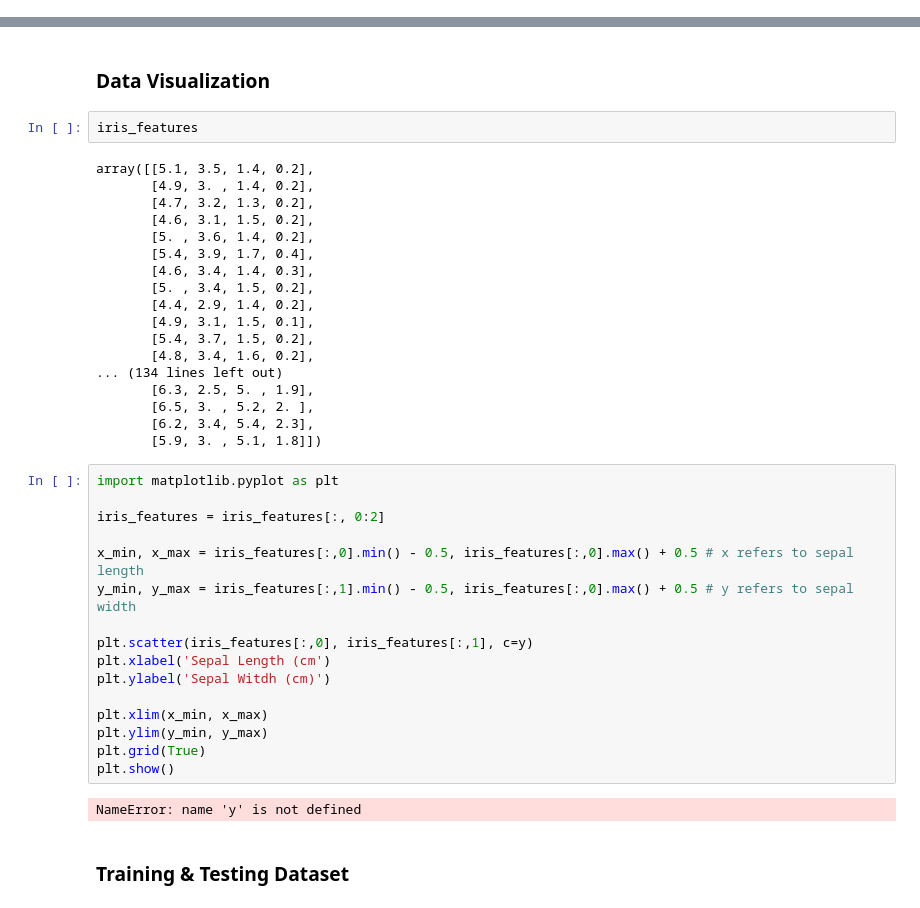
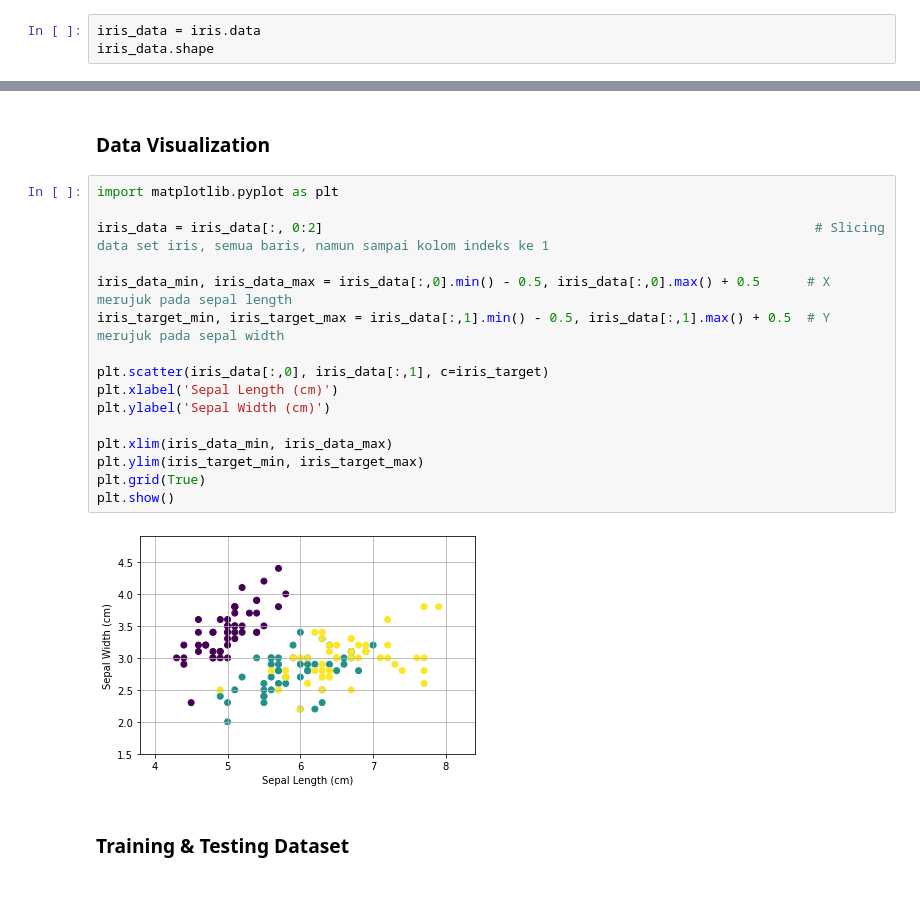
Before and after one commit to axlhtm/Hydroinformatics, a Jupyter notebook: ML - SK02 - Sample Dataset pada Scikit-Learn.ipynb, the cells around one changed output, grey strips where cells are left out. Cells and saved outputs as stored; diff of their text form.

```diff
--- a/ML - SK02 - Sample Dataset pada Scikit-Learn.ipynb
+++ b/ML - SK02 - Sample Dataset pada Scikit-Learn.ipynb
@@ -53,0 +33,3 @@ array([[5.1, 3.5, 1.4, 0.2],
+# %%
+iris_data = iris.data
+iris_data.shape
@@ -81,44 +59,24 @@ target_name
 array(['setosa', 'versicolor', 'virginica'], dtype='<U10')
 # %% [markdown]
 ### Data Visualization
-# %%
-iris_features
-# %% [output]
-array([[5.1, 3.5, 1.4, 0.2],
-       [4.9, 3. , 1.4, 0.2],
-       [4.7, 3.2, 1.3, 0.2],
-       [4.6, 3.1, 1.5, 0.2],
-       [5. , 3.6, 1.4, 0.2],
-       [5.4, 3.9, 1.7, 0.4],
-       [4.6, 3.4, 1.4, 0.3],
-       [5. , 3.4, 1.5, 0.2],
-       [4.4, 2.9, 1.4, 0.2],
-       [4.9, 3.1, 1.5, 0.1],
-       [5.4, 3.7, 1.5, 0.2],
-       [4.8, 3.4, 1.6, 0.2],
-... (134 lines left out)
-       [6.3, 2.5, 5. , 1.9],
-       [6.5, 3. , 5.2, 2. ],
-       [6.2, 3.4, 5.4, 2.3],
-       [5.9, 3. , 5.1, 1.8]])
 # %%
 import matplotlib.pyplot as plt
 
-iris_features = iris_features[:, 0:2]
+iris_data = iris_data[:, 0:2]                                                               # Slicing data set iris, semua baris, namun sampai kolom indeks ke 1
 
-x_min, x_max = iris_features[:,0].min() - 0.5, iris_features[:,0].max() + 0.5 # x refers to sepal length
-y_min, y_max = iris_features[:,1].min() - 0.5, iris_features[:,0].max() + 0.5 # y refers to sepal width
+iris_data_min, iris_data_max = iris_data[:,0].min() - 0.5, iris_data[:,0].max() + 0.5      # X merujuk pada sepal length
+iris_target_min, iris_target_max = iris_data[:,1].min() - 0.5, iris_data[:,1].max() + 0.5  # Y merujuk pada sepal width
 
-plt.scatter(iris_features[:,0], iris_features[:,1], c=y)
-plt.xlabel('Sepal Length (cm')
-plt.ylabel('Sepal Witdh (cm)')
+plt.scatter(iris_data[:,0], iris_data[:,1], c=iris_target)
+plt.xlabel('Sepal Length (cm)')
+plt.ylabel('Sepal Width (cm)')
 
-plt.xlim(x_min, x_max)
-plt.ylim(y_min, y_max)
+plt.xlim(iris_data_min, iris_data_max)
+plt.ylim(iris_target_min, iris_target_max)
 plt.grid(True)
 plt.show()
 # %% [output]
-NameError: name 'y' is not defined
+[figure, added]
 # %% [markdown]
 ### Training & Testing Dataset
 # %%
```
Also changed, not shown: parts of 6 cells of this notebook.
